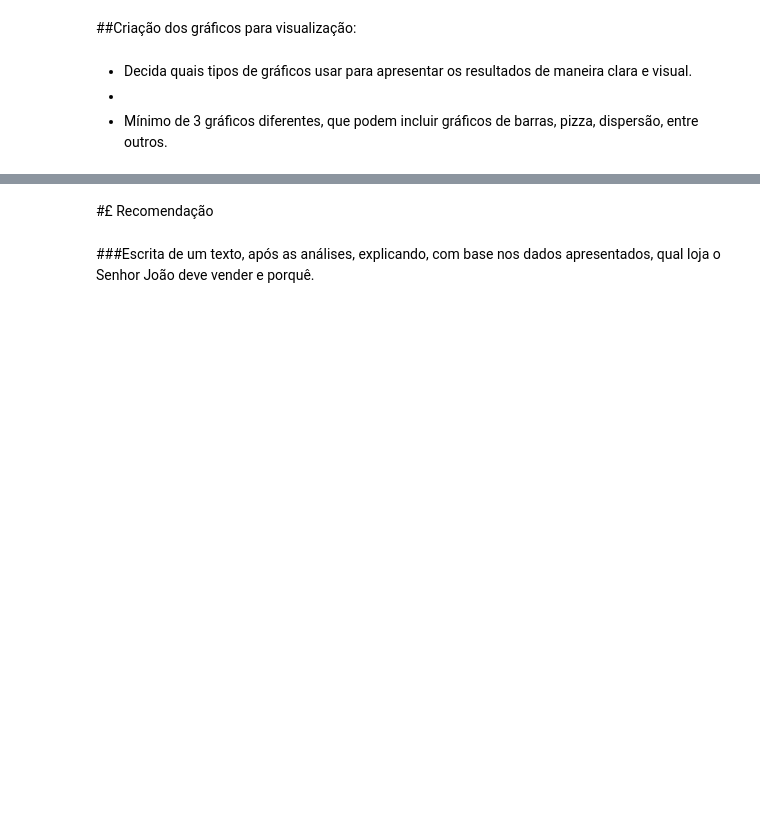
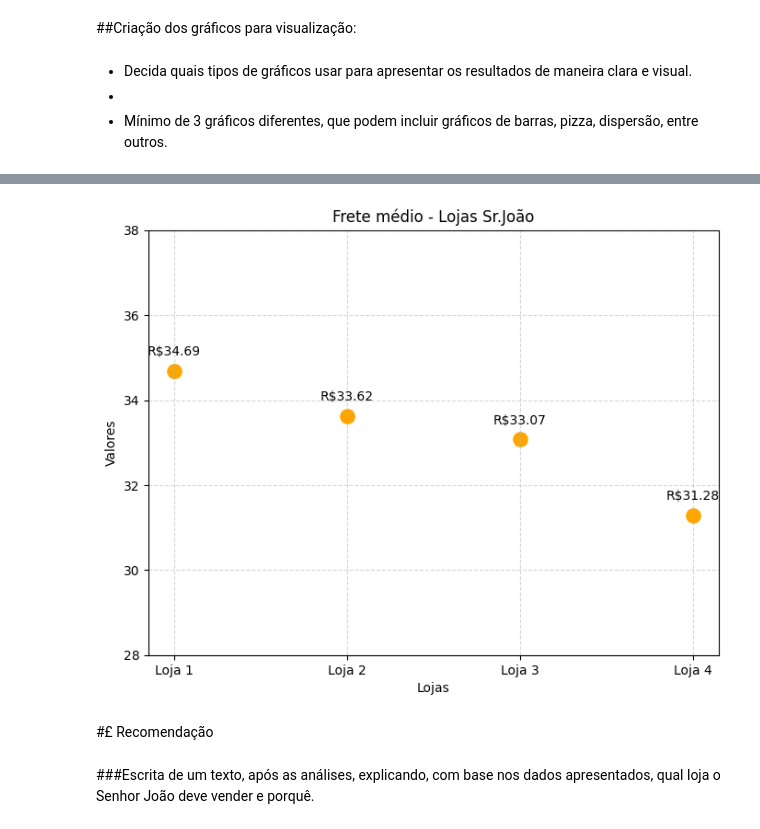
Before and after one commit to gabriel-schineider/challenge-alura-store, a Jupyter notebook: AluraStoreBr.ipynb, the cells around one changed output, grey strips where cells are left out. Saved outputs shown, nothing was run; the diff lists cells and outputs as text; code cells hidden in the pictures; blank space fills up the shorter version.

```diff
--- a/AluraStoreBr.ipynb
+++ b/AluraStoreBr.ipynb
@@ -398,0 +395,8 @@ Loja 4: [('Violão', 37), ('Guarda roupas', 34), ('Guitarra', 33)]
+# %%
+# Loja 4
+
+custo_frete_loja4 = [tupla[1] for tupla in loja4['Frete'].items()]
+
+frete_medio_loja4 = round(sum(custo_frete_loja4) / len(custo_frete_loja4), 2)
+
+print(f'O custo médio com frete na Loja 4 é de: {frete_medio_loja4}')
@@ -398,0 +405,9 @@ Loja 4: [('Violão', 37), ('Guarda roupas', 34), ('Guitarra', 33)]
+# %%
+# Comparação
+
+frete_medio_lojas = {'Loja 1': frete_medio_loja1, 'Loja 2': frete_medio_loja2, 'Loja 3': frete_medio_loja3, 'Loja 4': frete_medio_loja4}
+frete_medio_ordenado_lojas = sorted(frete_medio_lojas.items(), key = lambda tupla: tupla[1])
+
+print('De frete médio, as lojas, em ordem crescente, têm os seguintes resultados:')
+for loja, frete in frete_medio_ordenado_lojas:
+  print(f'{loja}: {frete}')
@@ -407,3 +518,52 @@ Loja 4: [('Violão', 37), ('Guarda roupas', 34), ('Guitarra', 33)]
+# %%
+# Fretes-médio | Scatter
+
+#Dados iniciais
+frete_medio_lojas
+lojas_fretes = [tupla[0] for tupla in frete_medio_lojas.items()]
+fretes = [tupla[1] for tupla in frete_medio_lojas.items()]
+
+# Configurações do gráfico de pontos (scatter chart)
+
+# Configurações iniciais da figura
+plt.figure(figsize=(8,6))
+
+# Criando o gráfico de pontos
+plt.scatter(lojas_fretes,
+            fretes,
+            color='orange',
+            s=120,
+            alpha=1.0)
+
+# Personalizando o gráfico de pontos
+
+# Título do gráfico
+plt.title('Frete médio - Lojas Sr.João')
+
+# Nomeando os eixos
+plt.xlabel('Lojas')
+plt.ylabel('Valores')
+
+# Criando uma grade para facilitar a visualização
+plt.grid(True,
+         linestyle='--',
+         alpha=0.5)
+
+# Rotulando os valores exatos de cada ponto em cada ponto
+for i, txt in enumerate(fretes):
+  plt.annotate(f'R${txt}',
+              (lojas_fretes[i], fretes[i]),
+               textcoords='offset points',
+               xytext=(0,10),
+               ha='center',
+               va='bottom')
+
+# Ajustando o eixo y para tornar a visualização mais simples e realista
+plt.ylim(28,38)
+
+plt.show()
+# %% [output]
+[figure, added]
 # %% [markdown]
 #£ Recomendação
 # %% [markdown]
```
Also changed, not shown: parts of 23 cells of this notebook.
